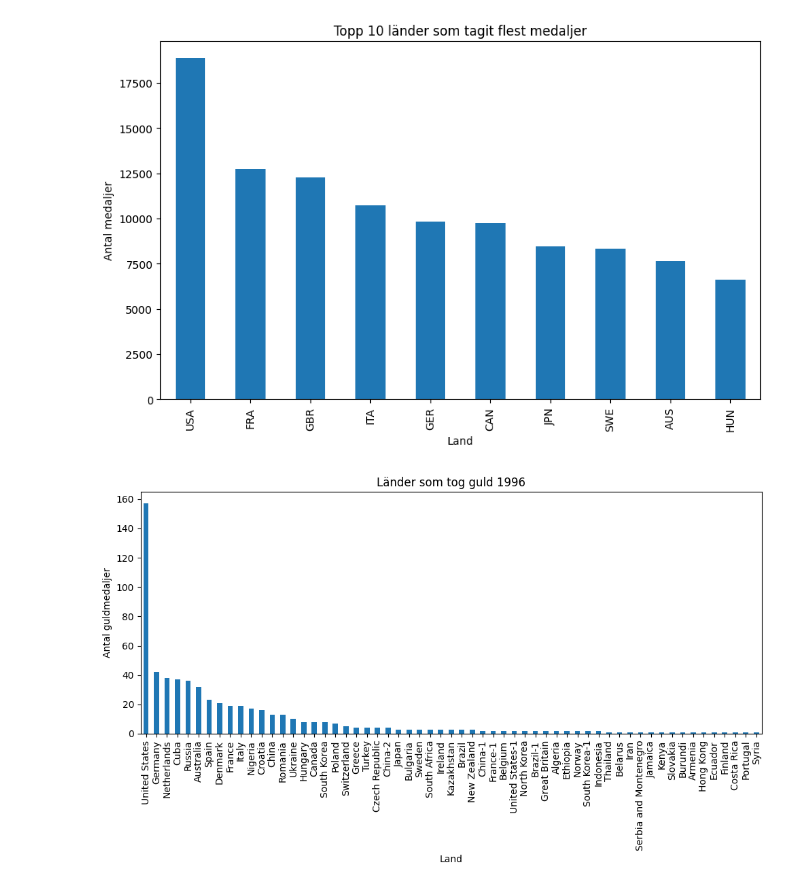
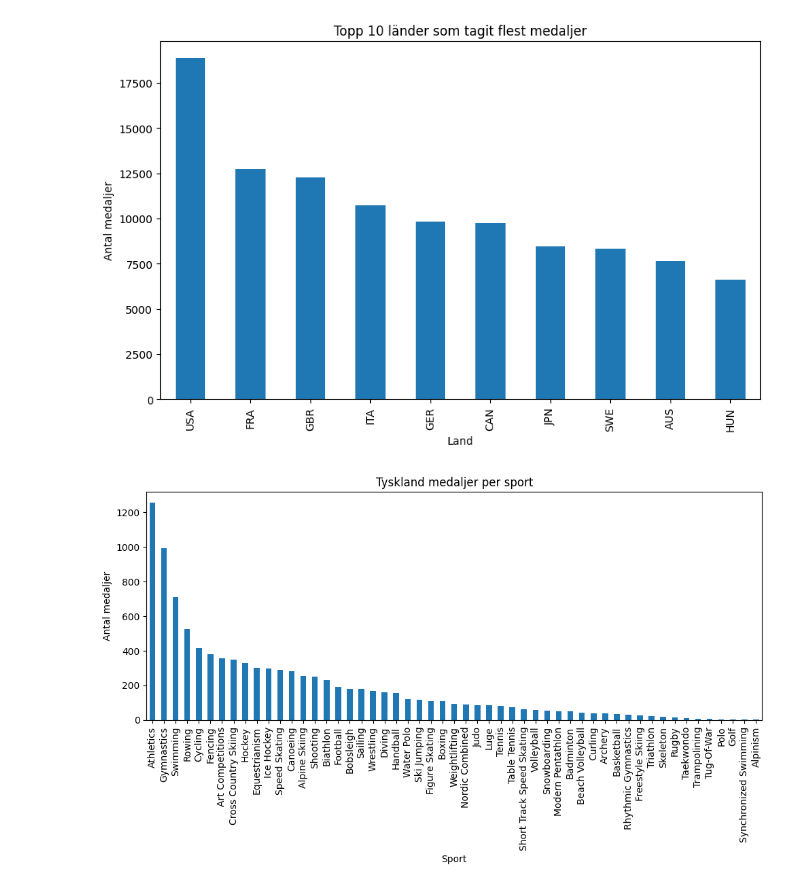
Before and after one commit to n00rp/Project_Olympic, a Jupyter notebook: Individuella filer/uppgift_00_jenny.ipynb, the cells around one changed output. Drawn from its saved outputs; the diff is of its cells as text; code cells hidden in the pictures.

```diff
--- a/Individuella filer/uppgift_00_jenny.ipynb
+++ b/Individuella filer/uppgift_00_jenny.ipynb
@@ -106,14 +106,14 @@ plt.show()
 [figure]
 # %%
 # i) plotta gärna fler saker som är intressant.
-guld_1996 = df[(df["Year"] == 1996) & (df["Medal"] == "Gold")]
+tyskland_medaljer = df[(df["NOC"] == "GER") & (df["Medal"] != "NA")]
 
-guld_1996["Team"].value_counts().plot(kind="bar", figsize=(10,6))
-plt.xlabel("Land")
-plt.ylabel("Antal guldmedaljer")
-plt.title("Länder som tog guld 1996")
+tyskland_medaljer["Sport"].value_counts().plot(kind="bar", figsize=(10,6))
+plt.xlabel("Sport")
+plt.ylabel("Antal medaljer")
+plt.title("Tyskland medaljer per sport")
 
 plt.tight_layout()
 plt.show()
 # %% [output]
-[figure, old version]
+[figure, new version]
```
